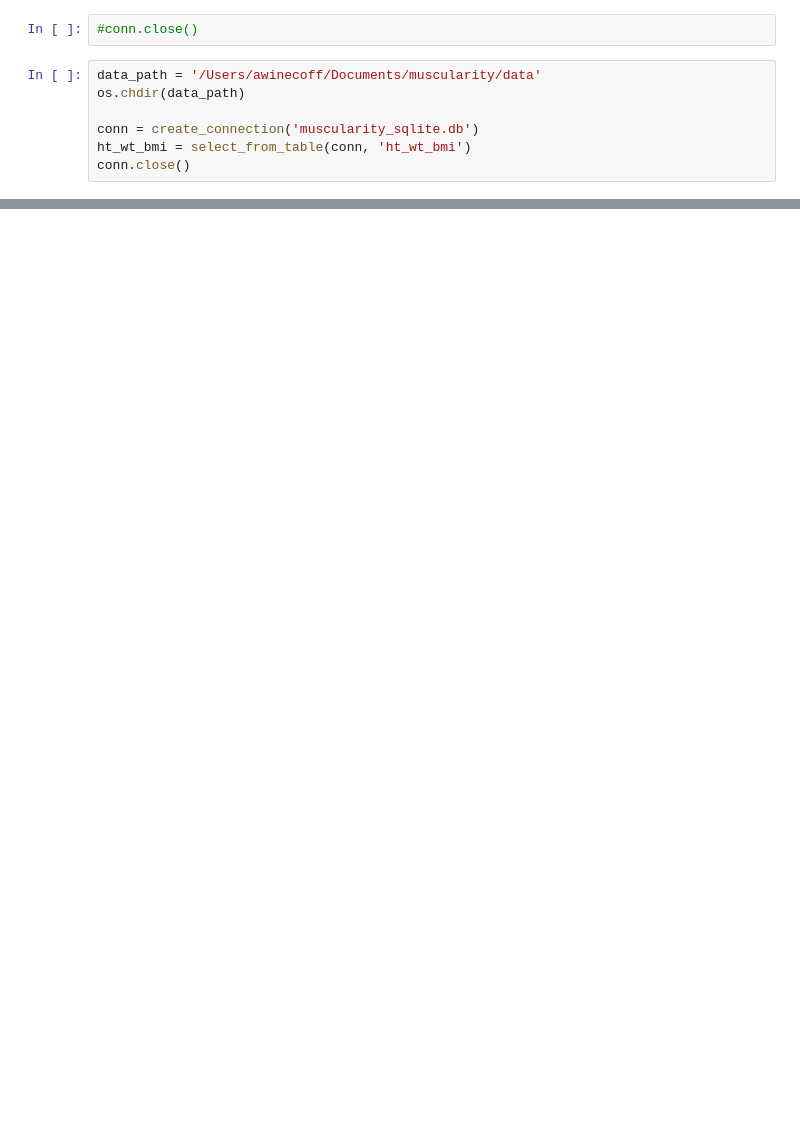
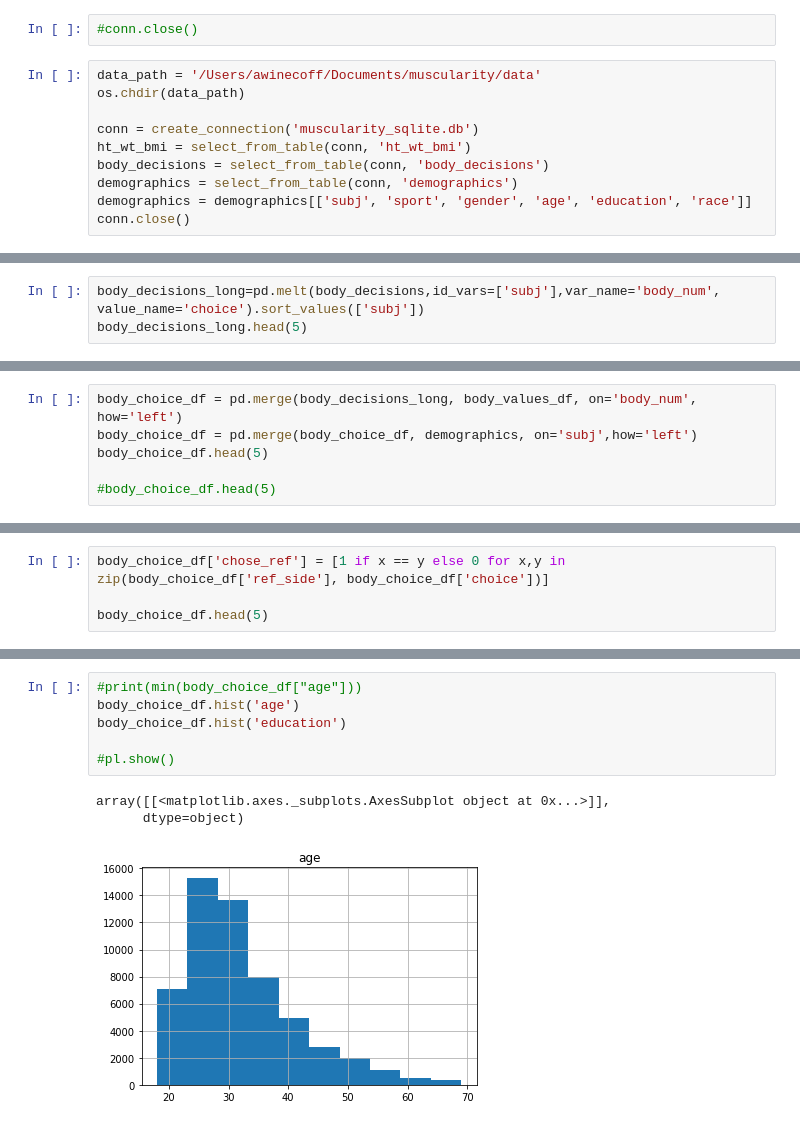
Before and after one commit to amywinecoff/sport-body-project, a Jupyter notebook: analysis.ipynb, the cells around one changed output, grey strips where cells are left out. Cells and saved outputs as stored; diff of their text form; blank space fills up the shorter version.

```diff
--- a/analysis.ipynb
+++ b/analysis.ipynb
@@ -47,4 +51,7 @@ os.chdir(data_path)
 
 conn = create_connection('muscularity_sqlite.db')
 ht_wt_bmi = select_from_table(conn, 'ht_wt_bmi')
+body_decisions = select_from_table(conn, 'body_decisions')
+demographics = select_from_table(conn, 'demographics')
+demographics = demographics[['subj', 'sport', 'gender', 'age', 'education', 'race']]
 conn.close()
@@ -56,0 +67,3 @@ pandas.core.frame.DataFrame
+# %%
+body_decisions_long=pd.melt(body_decisions,id_vars=['subj'],var_name='body_num', value_name='choice').sort_values(['subj'])
+body_decisions_long.head(5)
@@ -205,0 +226,6 @@ eat_questions = {1. Am terrified about being overweight.	2. Avoid eating when I
+# %%
+body_choice_df = pd.merge(body_decisions_long, body_values_df, on='body_num', how='left')
+body_choice_df = pd.merge(body_choice_df, demographics, on='subj',how='left')
+body_choice_df.head(5)
+
+#body_choice_df.head(5)
@@ -205,0 +239,4 @@ eat_questions = {1. Am terrified about being overweight.	2. Avoid eating when I
+# %%
+body_choice_df['chose_ref'] = [1 if x == y else 0 for x,y in zip(body_choice_df['ref_side'], body_choice_df['choice'])]
+
+body_choice_df.head(5)
@@ -205,0 +250,10 @@ eat_questions = {1. Am terrified about being overweight.	2. Avoid eating when I
+# %%
+#print(min(body_choice_df["age"]))
+body_choice_df.hist('age')
+body_choice_df.hist('education')
+
+#pl.show()
+# %% [output]
+array([[<matplotlib.axes._subplots.AxesSubplot object at 0x...>]],
+      dtype=object)
+[figure, added]
```
Also changed, not shown: parts of 16 cells of this notebook, 5 other files.
